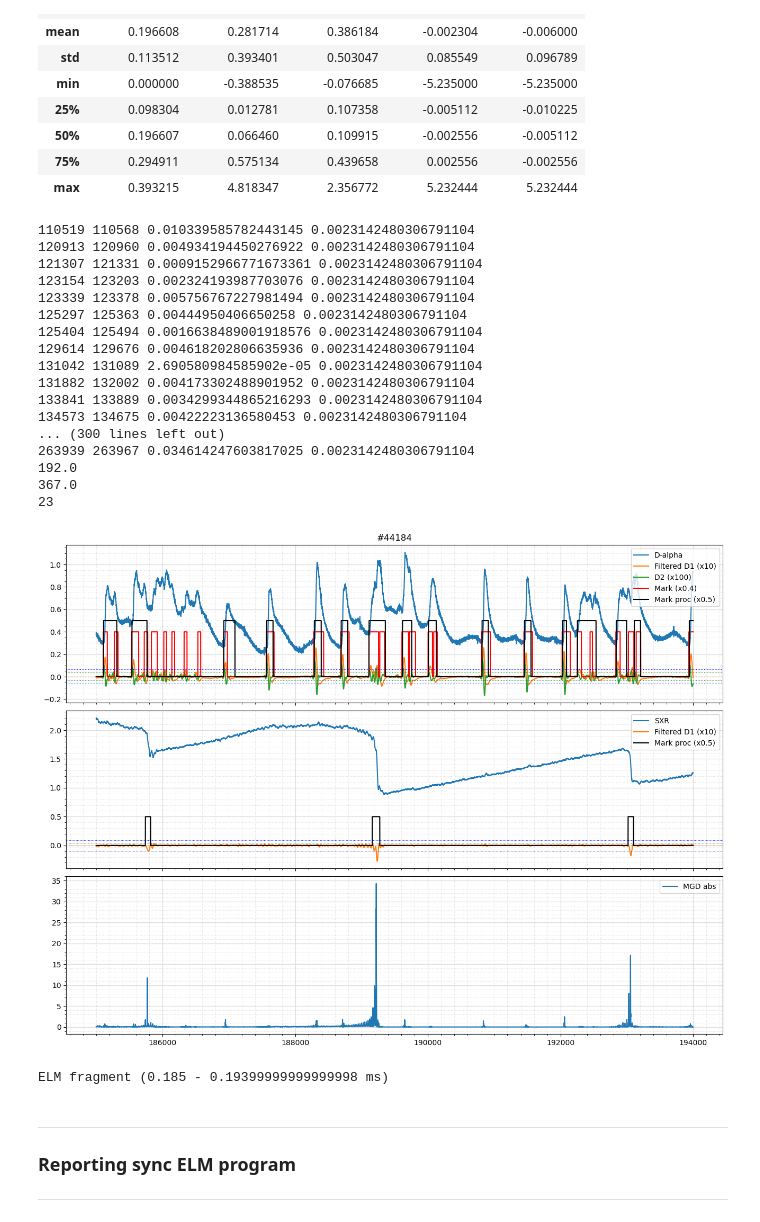
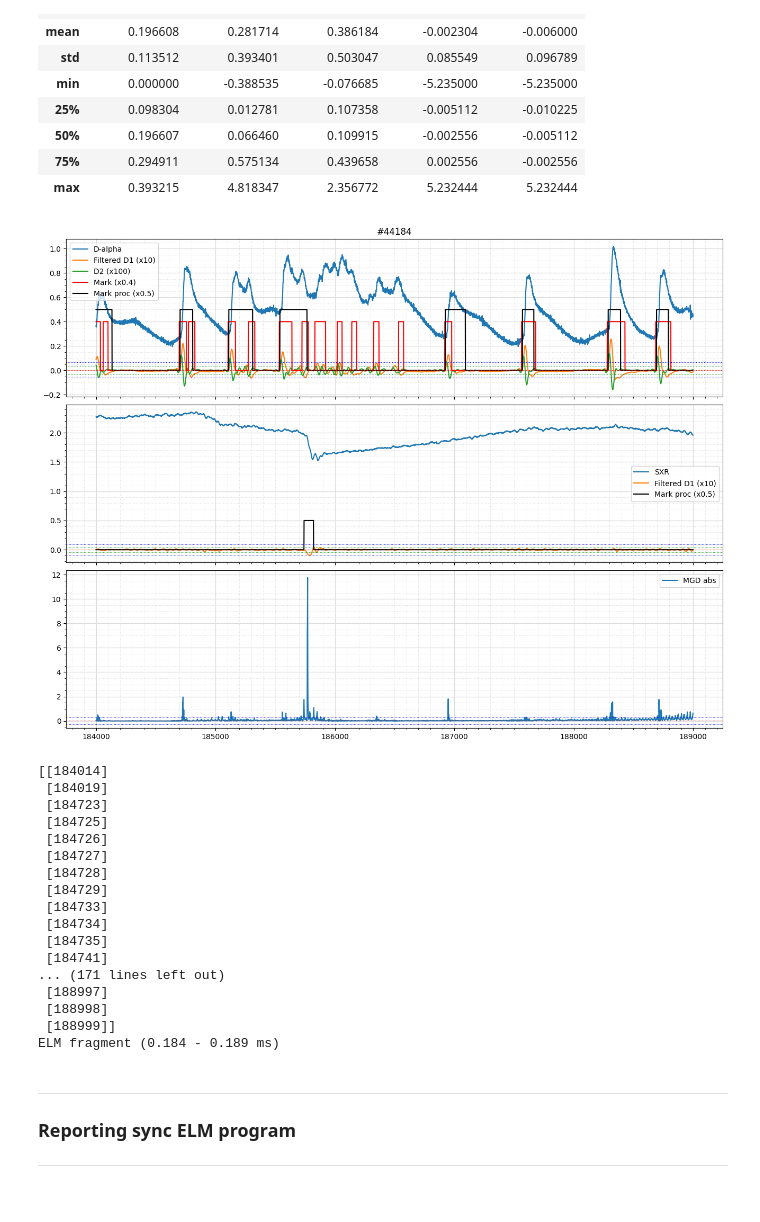
Before and after one commit to feodorrussia/Plasma_analysis, a Jupyter notebook: Marking system.ipynb, the cells around one changed output. Saved outputs shown, nothing was run; the diff lists cells and outputs as text; code cells hidden in the pictures.

```diff
--- a/Marking system.ipynb
+++ b/Marking system.ipynb
@@ -270,7 +270,7 @@ def get_slices(mark_data: np.array):
     return slices_list
 # %%
 F_ID = 44184
-dir_path = "C:/Users/f.belous/Work/Projects/Plasma_analysis/data/sht/G-ELM/"
+dir_path = "D:/Edu/Lab/Projects/Plasma_analysis/data/sht/G-ELM/"
 # D:/Edu/Lab/Projects/Plasma_analysis/data/sht/G-ELM/ | C:/Users/f.belous/Work/Projects/Plasma_analysis/data/sht/G-ELM/
 
 df = read_sht_data(f'sht{F_ID}', dir_path)
@@ -331,24 +331,6 @@ mark_d_alpha_2 = proc_slices(mark_data, d_alpha, d_alpha_f, meta_da_2)
 mark_data = np.zeros(d_alpha_f.shape)
 mark_data[abs(sxr_f - meta_sxr.d_q) > meta_sxr.d_std * meta_sxr.d_std_bottom] = 1
 mark_sxr = proc_slices(mark_data, sxr, sxr_f, meta_sxr)
-# %% [output]
-110519 110568 0.010339585782443145 0.0023142480306791104
-120913 120960 0.004934194450276922 0.0023142480306791104
-121307 121331 0.0009152966771673361 0.0023142480306791104
-123154 123203 0.002324193987703076 0.0023142480306791104
-123339 123378 0.005756767227981494 0.0023142480306791104
-125297 125363 0.00444950406650258 0.0023142480306791104
-125404 125494 0.0016638489001918576 0.0023142480306791104
-129614 129676 0.004618202806635936 0.0023142480306791104
-131042 131089 2.690580984585902e-05 0.0023142480306791104
-131882 132002 0.004173302488901952 0.0023142480306791104
-133841 133889 0.0034299344865216293 0.0023142480306791104
-134573 134675 0.00422223136580453 0.0023142480306791104
-... (300 lines left out)
-263939 263967 0.034614247603817025 0.0023142480306791104
-192.0
-367.0
-23
 # %%
 import matplotlib.pyplot as plt
 from matplotlib.ticker import AutoMinorLocator
@@ -371,10 +353,10 @@ def get_d2_peaks(diff_data: np.array, mark_data: np.array, s_i: int) -> np.array
 
 mode_plotting = 0  # int(input("Input visualising mode [ 0 - manual | 1 - only marked ]:"))
 # mode_marking = int(input("Input marking mode (0 - manual | 1 - semiauto): ").strip().split()[0])
-l_edge = 185000  # int(input(f"Input start index [0:{df.shape[0]//1000*1000}]: ").strip().split()[0])
+l_edge = 184000  # int(input(f"Input start index [0:{df.shape[0]//1000*1000}]: ").strip().split()[0])
 # print("---")
 step = 2000
-width = 9000
+width = 5000
 
 step_away = 10
 
@@ -431,41 +413,81 @@ while l_edge < df.shape[0]:
     ax2.xaxis.set_minor_locator(AutoMinorLocator(10))
     ax2.legend()
 
+    # mgd_filtered = np.copy(mgd)
+    # mgd_filtered[abs(mgd_filtered - mgd.mean()) > 5 * mgd.std()] = mgd.mean()
+
+    b, a = signal.butter(5, 0.2)
+    mgd_f = signal.filtfilt(b, a, mgd)
+
+    # mgd_d1 = np.diff(mgd_f)
+    # mgd_ff = signal.filtfilt(b, a, mgd_d1)
+
+    mgd_f_filtered = np.copy(mgd_f)
+    mgd_f_filtered[abs(mgd_f_filtered - mgd_f.mean()) > 5 * mgd_f.std()] = mgd_f.mean()
+
+    mgd_f_d1 = np.diff(mgd_f)
+
     ax3.plot(range(l_edge, r_edge), mgd[l_edge:r_edge], label="MGD abs")  # semilogy np.diff(sxr)
+    # ax3.plot(range(l_edge, r_edge), mgd_f_d1[l_edge:r_edge], label="Filtered D1 (x10)")  # semilogy np.diff(sxr)
+    # ax3.plot(range(l_edge, r_edge), mgd_f_filtered[l_edge:r_edge], label="Filtered MGD")  # semilogy np.diff(sxr)
+    ax3.axhline(mgd_f.mean(), color="red", linestyle=':', linewidth=0.7)
+    # ax3.axhline(mgd_ff.mean(), color="red", linestyle=':', linewidth=0.7)
+    # ax3.axhline((mgd_ff.mean() + 1 * mgd_f_filtered.std()) * 1, color="green", linestyle=':', linewidth=0.7)
+    # ax3.axhline((mgd_ff.mean() - 1 * mgd_f_filtered.std()) * 1, color="green", linestyle=':', linewidth=0.7)
+    ax3.axhline((mgd_f.mean() + 1 * mgd.std()) * 1, color="blue", linestyle=':', linewidth=0.7)
+    ax3.axhline((mgd_f.mean() - 1 * mgd.std()) * 1, color="blue", linestyle=':', linewidth=0.7)
     ax3.legend()
 
     ax3.grid(which='major', color='#DDDDDD', linewidth=0.9)
     ax3.grid(which='minor', color='#DDDDDD', linestyle=':', linewidth=0.7)
     ax3.minorticks_on()
     ax3.xaxis.set_minor_locator(AutoMinorLocator(10))
 
     plt.show()
 
     # res = list(map(int, input(f"Input index pairs of ELM fragments ({df.t[l_edge]} - {df.t[r_edge]} ms):\n").strip().split()))
     # for i in range(0, len(res), 2):
     #     board_ind = [res[i], res[i+1]]
 
     #     mark = float(input("Input mark to set [ 0 | 1 | 2 ]: "))
 
     #     if mode_marking and mark > 0:
     #         board_ind = get_borders(df.loc[res[i]:res[i + 1], "ch1"].to_numpy(), scale=1.5)
     #         board_ind[0] = max(board_ind[0] - step_away + res[i], 0)
     #         board_ind[1] += res[i]
 
     #     df.loc[board_ind[0]:board_ind[1], "ch1_marked"] = mark
 
+    print(np.argwhere(abs(mgd[l_edge: r_edge] - mgd.mean()) >  mgd.std()) + l_edge)
+
     print(f"ELM fragment ({df.t[l_edge]} - {df.t[r_edge]} ms)\n")
     break
     # input(f"ELM fragment ({df.t[l_edge]} - {df.t[r_edge]} ms)\n")
 
     plt.close()
     plt.clf()
     l_edge += step
 
 # 217500
 # %% [output]
-[figure, old version]
+[figure, new version]
-ELM fragment (0.185 - 0.19399999999999998 ms)
+[[184014]
+ [184019]
+ [184723]
+ [184725]
+ [184726]
+ [184727]
+ [184728]
+ [184729]
+ [184733]
+ [184734]
+ [184735]
+ [184741]
+... (171 lines left out)
+ [188997]
+ [188998]
+ [188999]]
+ELM fragment (0.184 - 0.189 ms)
 # %% [markdown]
 ---
 ### Reporting sync ELM program
```
